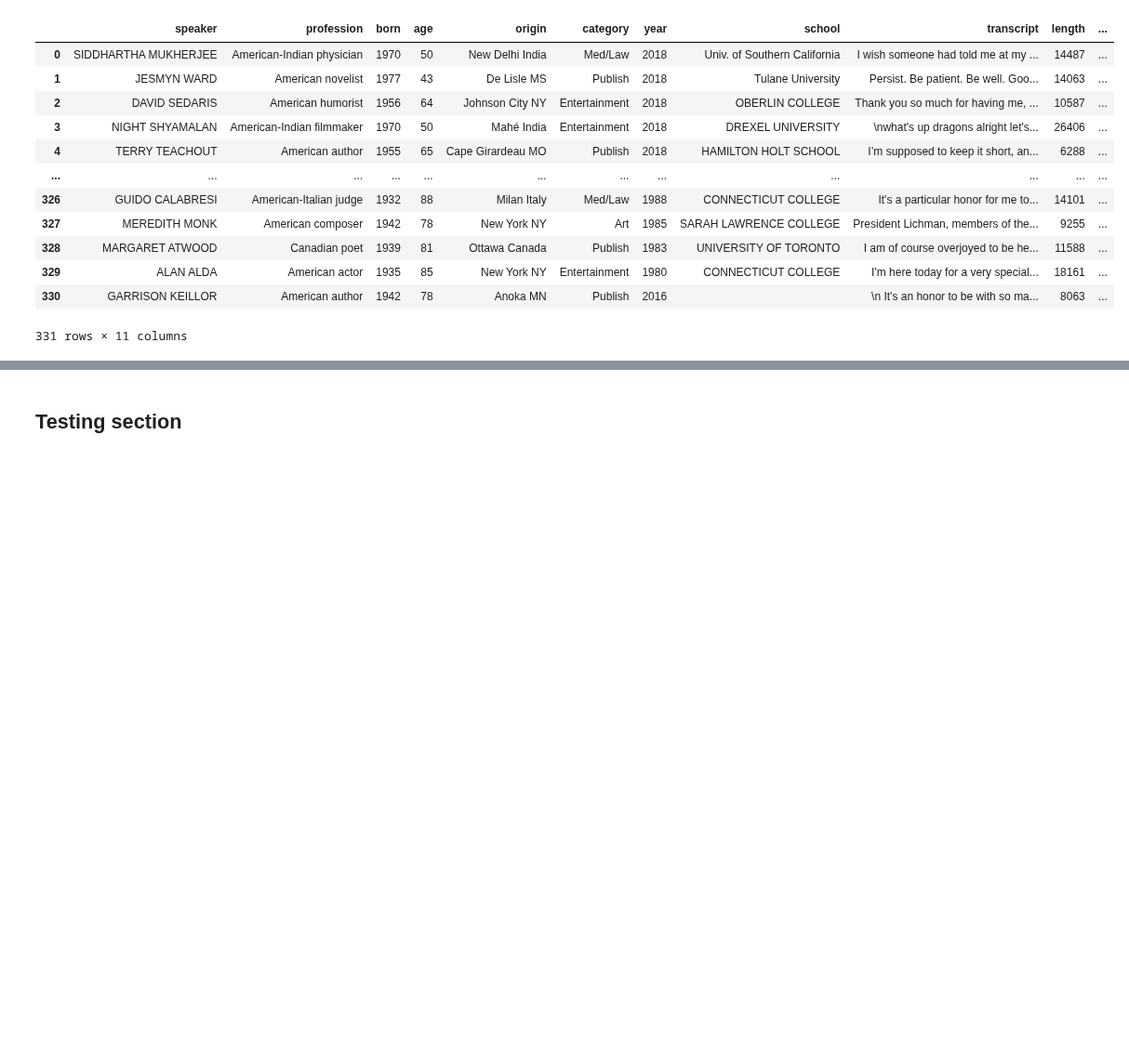
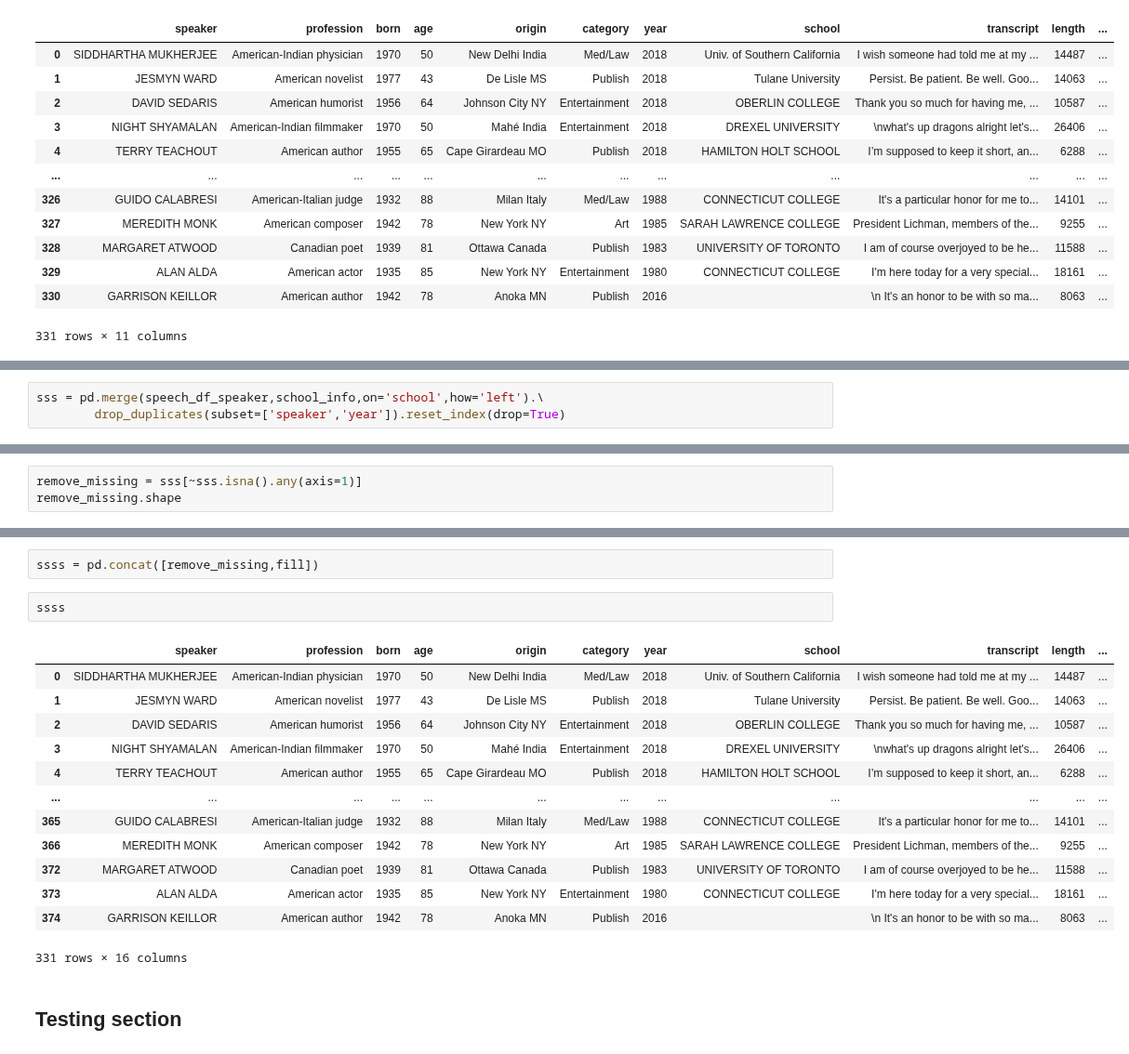
Before and after one commit to katiehuang1221/NLP-Analysis-On-Motivational-Speeches, a Jupyter notebook: notebook/01_data_collect_2.ipynb, the cells around one changed output, grey strips where cells are left out. Shown at 93% size. Drawn from its saved outputs; the diff is of its cells as text; blank space fills up the shorter version.

Commit message:
Fill missing school locations and combine all data in pickled speech_speaker_school

```diff
--- a/notebook/01_data_collect_2.ipynb
+++ b/notebook/01_data_collect_2.ipynb
@@ -562,0 +564,3 @@ speech_df_speaker
+# %%
+sss = pd.merge(speech_df_speaker,school_info,on='school',how='left').\
+        drop_duplicates(subset=['speaker','year']).reset_index(drop=True)
@@ -562,0 +583,3 @@ speech_df_speaker
+# %%
+remove_missing = sss[~sss.isna().any(axis=1)]
+remove_missing.shape
@@ -563,3 +613,21 @@ speech_df_speaker
+# %%
+ssss = pd.concat([remove_missing,fill])
+# %%
+ssss
+# %% [output]
+|  | speaker | profession | born | age | origin | category | year | school | transcript | length | ... |
+| 0 | SIDDHARTHA MUKHERJEE | American-Indian physician | 1970 | 50 | New Delhi India | Med/Law | 2018 | Univ. of Southern California | I wish someone had told me at my ... | 14487 | ... |
+| 1 | JESMYN WARD | American novelist | 1977 | 43 | De Lisle MS | Publish | 2018 | Tulane University | Persist. Be patient. Be well. Goo... | 14063 | ... |
+| 2 | DAVID SEDARIS | American humorist | 1956 | 64 | Johnson City NY | Entertainment | 2018 | OBERLIN COLLEGE | Thank you so much for having me, ... | 10587 | ... |
+| 3 | NIGHT SHYAMALAN | American-Indian filmmaker | 1970 | 50 | Mahé India | Entertainment | 2018 | DREXEL UNIVERSITY | \nwhat's up dragons alright let's... | 26406 | ... |
+| 4 | TERRY TEACHOUT | American author | 1955 | 65 | Cape Girardeau MO | Publish | 2018 | HAMILTON HOLT SCHOOL | I’m supposed to keep it short, an... | 6288 | ... |
+| ... | ... | ... | ... | ... | ... | ... | ... | ... | ... | ... | ... |
+| 365 | GUIDO CALABRESI | American-Italian judge | 1932 | 88 | Milan Italy | Med/Law | 1988 | CONNECTICUT COLLEGE | It's a particular honor for me to... | 14101 | ... |
+| 366 | MEREDITH MONK | American composer | 1942 | 78 | New York NY | Art | 1985 | SARAH LAWRENCE COLLEGE | President Lichman, members of the... | 9255 | ... |
+| 372 | MARGARET ATWOOD | Canadian poet | 1939 | 81 | Ottawa Canada | Publish | 1983 | UNIVERSITY OF TORONTO | I am of course overjoyed to be he... | 11588 | ... |
+| 373 | ALAN ALDA | American actor | 1935 | 85 | New York NY | Entertainment | 1980 | CONNECTICUT COLLEGE | I'm here today for a very special... | 18161 | ... |
+| 374 | GARRISON KEILLOR | American author | 1942 | 78 | Anoka MN | Publish | 2016 |  | \n It's an honor to be with so ma... | 8063 | ... |
+331 rows × 16 columns
 # %% [markdown]
 ## Testing section
 # %%
```
Also changed, not shown: parts of 8 cells of this notebook, 1 other file.
